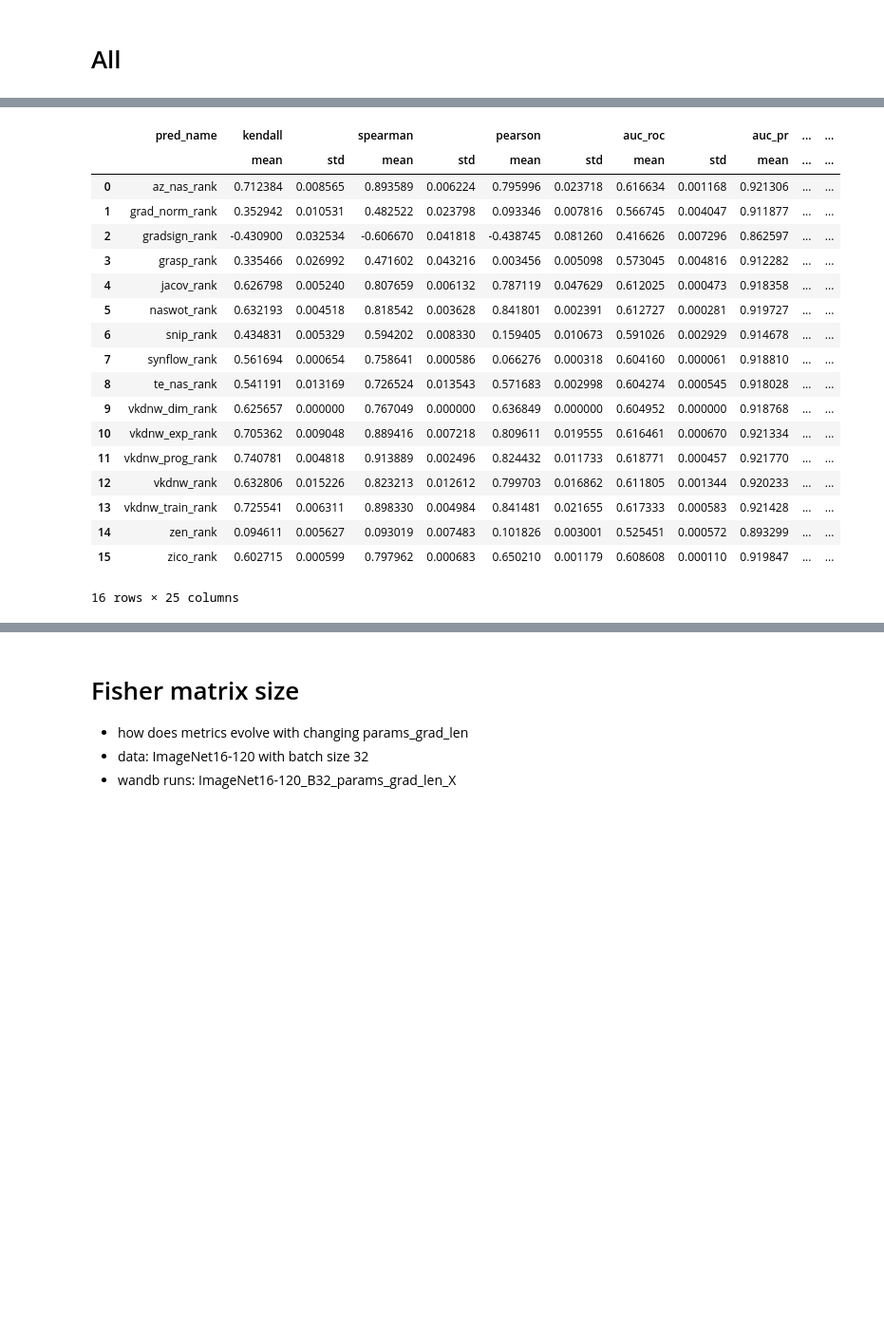
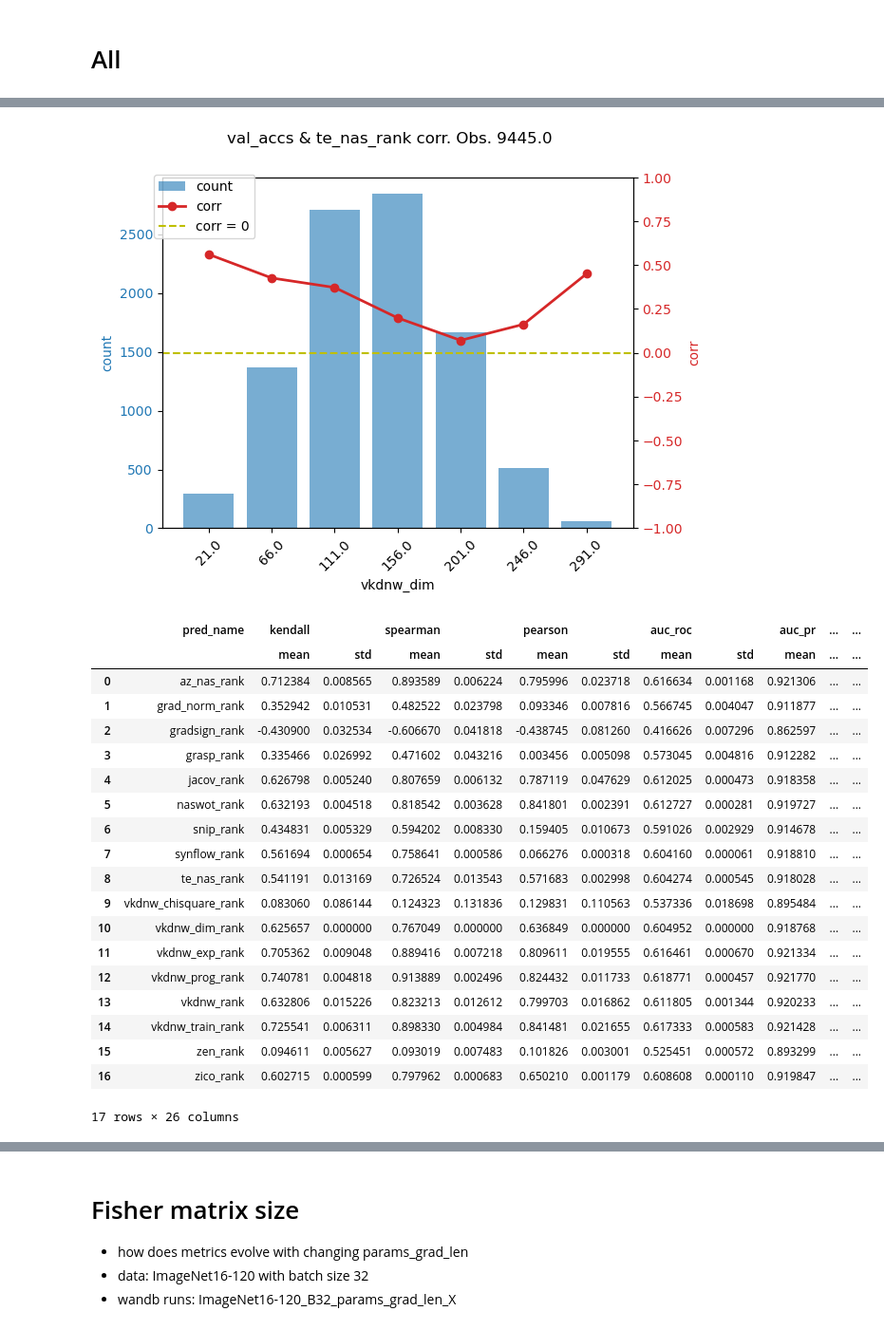
Before and after one commit to ondratybl/VKDNW, a Jupyter notebook: NB201/tss_analyze.ipynb, the cells around one changed output, grey strips where cells are left out. Shown at 95% size. Drawn from its saved outputs; the diff is of its cells as text; code cells hidden in the pictures; blank space fills up the shorter version.

```diff
--- a/NB201/tss_analyze.ipynb
+++ b/NB201/tss_analyze.ipynb
@@ -81,6 +81,7 @@ run_dict = {
 }
 
 log = None
+results = None
 for run_id, seed in run_dict[dataset].items():
 
     run = pd.DataFrame(api_wandb.run(run_id).scan_history())
@@ -140,8 +141,9 @@ for seed in results['seed'].unique():
         else:
             log = pd.concat([log, log_temp.copy()], ignore_index=True)
 
-    if seed == min(results_temp['seed'].unique()):
-        plot_stats(get_stats(results_temp, 'vkdnw_dim', target, zero_cost_rank), 'vkdnw_dim', target, zero_cost_rank)
+        if seed == min(results['seed'].unique()):
+            zc_name = zero_cost_rank.replace('_rank', '')
+            plot_stats(get_stats(results_temp, 'vkdnw_dim', target, zero_cost_rank), 'vkdnw_dim', target, zc_name, f'{dataset}_{zc_name}')
 
 log = log.groupby('pred_name', as_index=False).agg(['mean', 'std']).reset_index()
 log['dataset'] = dataset
@@ -152,22 +158,24 @@ log
+[figure, added]
 |  | pred_name | kendall |  | spearman |  | pearson |  | auc_roc |  | auc_pr | ... | ... |
 |  |  | mean | std | mean | std | mean | std | mean | std | mean | ... | ... |
 | 0 | az_nas_rank | 0.712384 | 0.008565 | 0.893589 | 0.006224 | 0.795996 | 0.023718 | 0.616634 | 0.001168 | 0.921306 | ... | ... |
 | 1 | grad_norm_rank | 0.352942 | 0.010531 | 0.482522 | 0.023798 | 0.093346 | 0.007816 | 0.566745 | 0.004047 | 0.911877 | ... | ... |
 | 2 | gradsign_rank | -0.430900 | 0.032534 | -0.606670 | 0.041818 | -0.438745 | 0.081260 | 0.416626 | 0.007296 | 0.862597 | ... | ... |
 | 3 | grasp_rank | 0.335466 | 0.026992 | 0.471602 | 0.043216 | 0.003456 | 0.005098 | 0.573045 | 0.004816 | 0.912282 | ... | ... |
 | 4 | jacov_rank | 0.626798 | 0.005240 | 0.807659 | 0.006132 | 0.787119 | 0.047629 | 0.612025 | 0.000473 | 0.918358 | ... | ... |
 | 5 | naswot_rank | 0.632193 | 0.004518 | 0.818542 | 0.003628 | 0.841801 | 0.002391 | 0.612727 | 0.000281 | 0.919727 | ... | ... |
 | 6 | snip_rank | 0.434831 | 0.005329 | 0.594202 | 0.008330 | 0.159405 | 0.010673 | 0.591026 | 0.002929 | 0.914678 | ... | ... |
 | 7 | synflow_rank | 0.561694 | 0.000654 | 0.758641 | 0.000586 | 0.066276 | 0.000318 | 0.604160 | 0.000061 | 0.918810 | ... | ... |
 | 8 | te_nas_rank | 0.541191 | 0.013169 | 0.726524 | 0.013543 | 0.571683 | 0.002998 | 0.604274 | 0.000545 | 0.918028 | ... | ... |
-| 9 | vkdnw_dim_rank | 0.625657 | 0.000000 | 0.767049 | 0.000000 | 0.636849 | 0.000000 | 0.604952 | 0.000000 | 0.918768 | ... | ... |
-| 10 | vkdnw_exp_rank | 0.705362 | 0.009048 | 0.889416 | 0.007218 | 0.809611 | 0.019555 | 0.616461 | 0.000670 | 0.921334 | ... | ... |
-| 11 | vkdnw_prog_rank | 0.740781 | 0.004818 | 0.913889 | 0.002496 | 0.824432 | 0.011733 | 0.618771 | 0.000457 | 0.921770 | ... | ... |
-| 12 | vkdnw_rank | 0.632806 | 0.015226 | 0.823213 | 0.012612 | 0.799703 | 0.016862 | 0.611805 | 0.001344 | 0.920233 | ... | ... |
-| 13 | vkdnw_train_rank | 0.725541 | 0.006311 | 0.898330 | 0.004984 | 0.841481 | 0.021655 | 0.617333 | 0.000583 | 0.921428 | ... | ... |
-| 14 | zen_rank | 0.094611 | 0.005627 | 0.093019 | 0.007483 | 0.101826 | 0.003001 | 0.525451 | 0.000572 | 0.893299 | ... | ... |
-| 15 | zico_rank | 0.602715 | 0.000599 | 0.797962 | 0.000683 | 0.650210 | 0.001179 | 0.608608 | 0.000110 | 0.919847 | ... | ... |
+| 9 | vkdnw_chisquare_rank | 0.083060 | 0.086144 | 0.124323 | 0.131836 | 0.129831 | 0.110563 | 0.537336 | 0.018698 | 0.895484 | ... | ... |
+| 10 | vkdnw_dim_rank | 0.625657 | 0.000000 | 0.767049 | 0.000000 | 0.636849 | 0.000000 | 0.604952 | 0.000000 | 0.918768 | ... | ... |
+| 11 | vkdnw_exp_rank | 0.705362 | 0.009048 | 0.889416 | 0.007218 | 0.809611 | 0.019555 | 0.616461 | 0.000670 | 0.921334 | ... | ... |
+| 12 | vkdnw_prog_rank | 0.740781 | 0.004818 | 0.913889 | 0.002496 | 0.824432 | 0.011733 | 0.618771 | 0.000457 | 0.921770 | ... | ... |
+| 13 | vkdnw_rank | 0.632806 | 0.015226 | 0.823213 | 0.012612 | 0.799703 | 0.016862 | 0.611805 | 0.001344 | 0.920233 | ... | ... |
+| 14 | vkdnw_train_rank | 0.725541 | 0.006311 | 0.898330 | 0.004984 | 0.841481 | 0.021655 | 0.617333 | 0.000583 | 0.921428 | ... | ... |
+| 15 | zen_rank | 0.094611 | 0.005627 | 0.093019 | 0.007483 | 0.101826 | 0.003001 | 0.525451 | 0.000572 | 0.893299 | ... | ... |
+| 16 | zico_rank | 0.602715 | 0.000599 | 0.797962 | 0.000683 | 0.650210 | 0.001179 | 0.608608 | 0.000110 | 0.919847 | ... | ... |
-16 rows × 25 columns
+17 rows × 26 columns
 # %%
 if not compute_graf:
     print('No graf prediction.')
```
Also changed, not shown: parts of 3 cells of this notebook, 1 other file.
